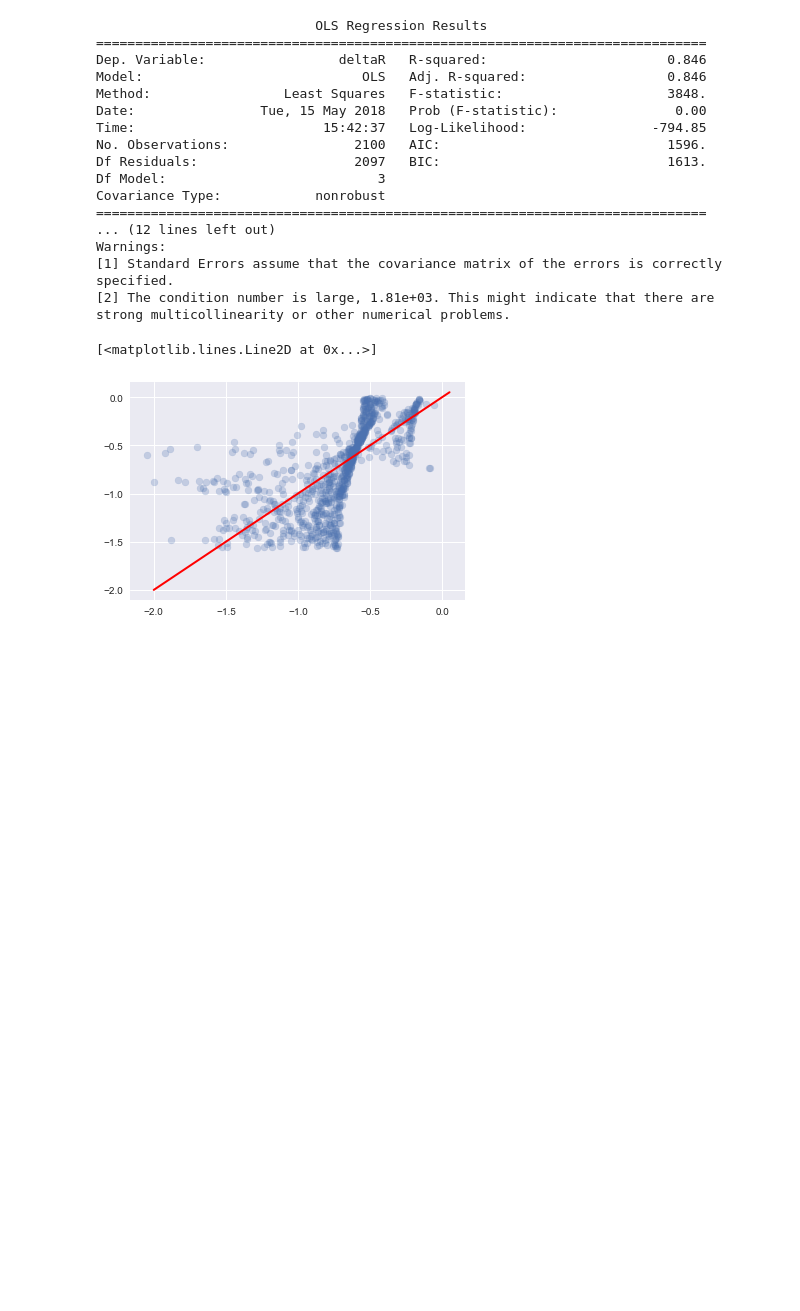
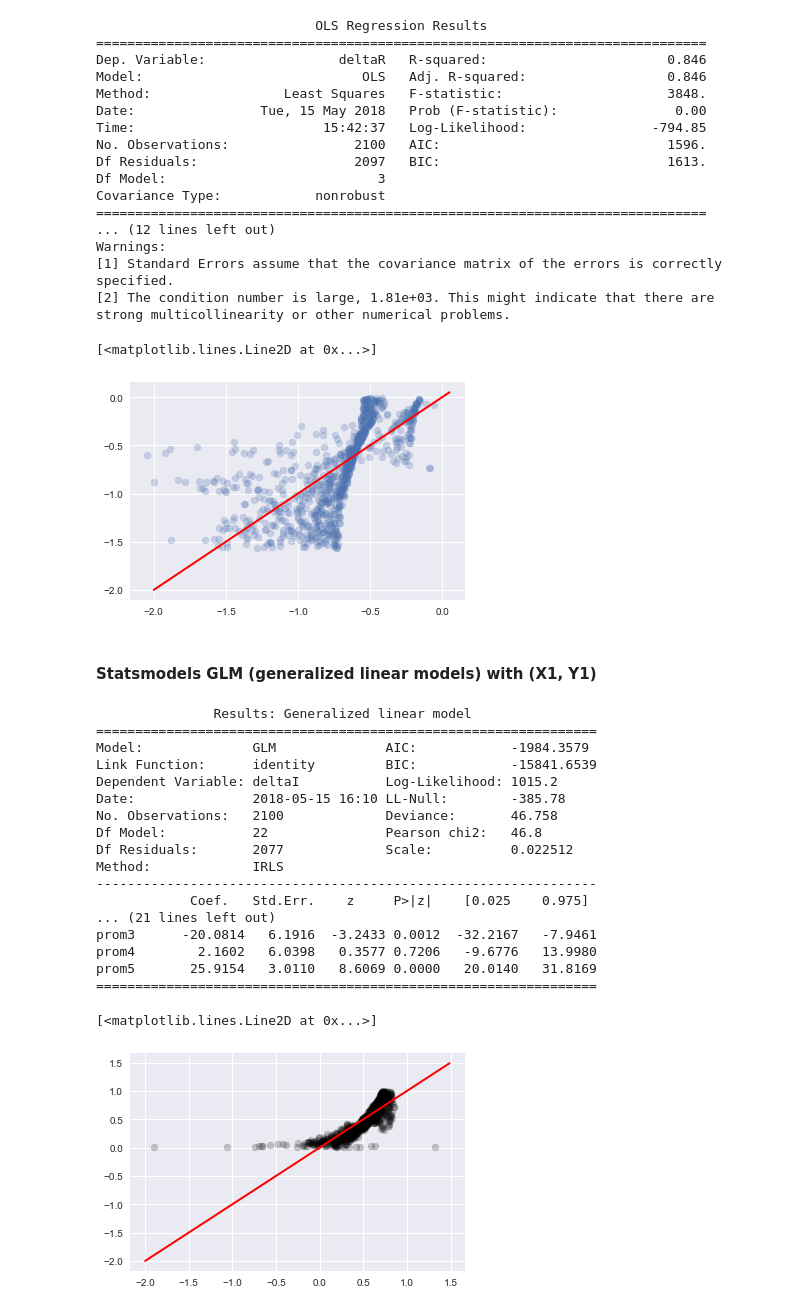
Before and after one commit to Lcollins91/DS_ResearchProject_ND, a Jupyter notebook: Master_CO_Circle_Spec_Model.ipynb, the cells around one changed output. Drawn from its saved outputs; the diff is of its cells as text; code cells hidden in the pictures; blank space fills up the shorter version.

Commit message:
More LR models

```diff
--- a/Master_CO_Circle_Spec_Model.ipynb
+++ b/Master_CO_Circle_Spec_Model.ipynb
@@ -429,3 +429,41 @@ Warnings:
 strong multicollinearity or other numerical problems.
 [<matplotlib.lines.Line2D at 0x...>]
 [figure]
+# %% [markdown]
+#### Statsmodels GLM (generalized linear models) with (X1, Y1)
+# %%
+#Initialize and fit GLM model for deltaI
+model4 = sm.GLM(Y_1_train,X_1_train)
+results4 = model4.fit()
+
+#Make predictions on testing data
+predictions4 = results4.predict(X_1_test)
+
+print(results4.summary2())
+
+#Plot results
+plt.scatter(predictions4,Y_1_test, color = 'black', alpha = 0.2)
+xmin, xmax = plt.xlim()
+xmin = -2
+
+plt.plot([xmin,xmax], [xmin,xmax], c='r', linewidth = 2)  #line with slope of one
+# %% [output]
+               Results: Generalized linear model
+================================================================
+Model:              GLM              AIC:            -1984.3579
+Link Function:      identity         BIC:            -15841.6539
+Dependent Variable: deltaI           Log-Likelihood: 1015.2
+Date:               2018-05-15 16:10 LL-Null:        -385.78
+No. Observations:   2100             Deviance:       46.758
+Df Model:           22               Pearson chi2:   46.8
+Df Residuals:       2077             Scale:          0.022512
+Method:             IRLS
+----------------------------------------------------------------
+            Coef.   Std.Err.    z     P>|z|    [0.025    0.975]
+... (21 lines left out)
+prom3      -20.0814   6.1916  -3.2433 0.0012  -32.2167   -7.9461
+prom4        2.1602   6.0398   0.3577 0.7206   -9.6776   13.9980
+prom5       25.9154   3.0110   8.6069 0.0000   20.0140   31.8169
+================================================================
+[<matplotlib.lines.Line2D at 0x...>]
+[figure, added]
```
Also changed, not shown: parts of 7 cells of this notebook.
